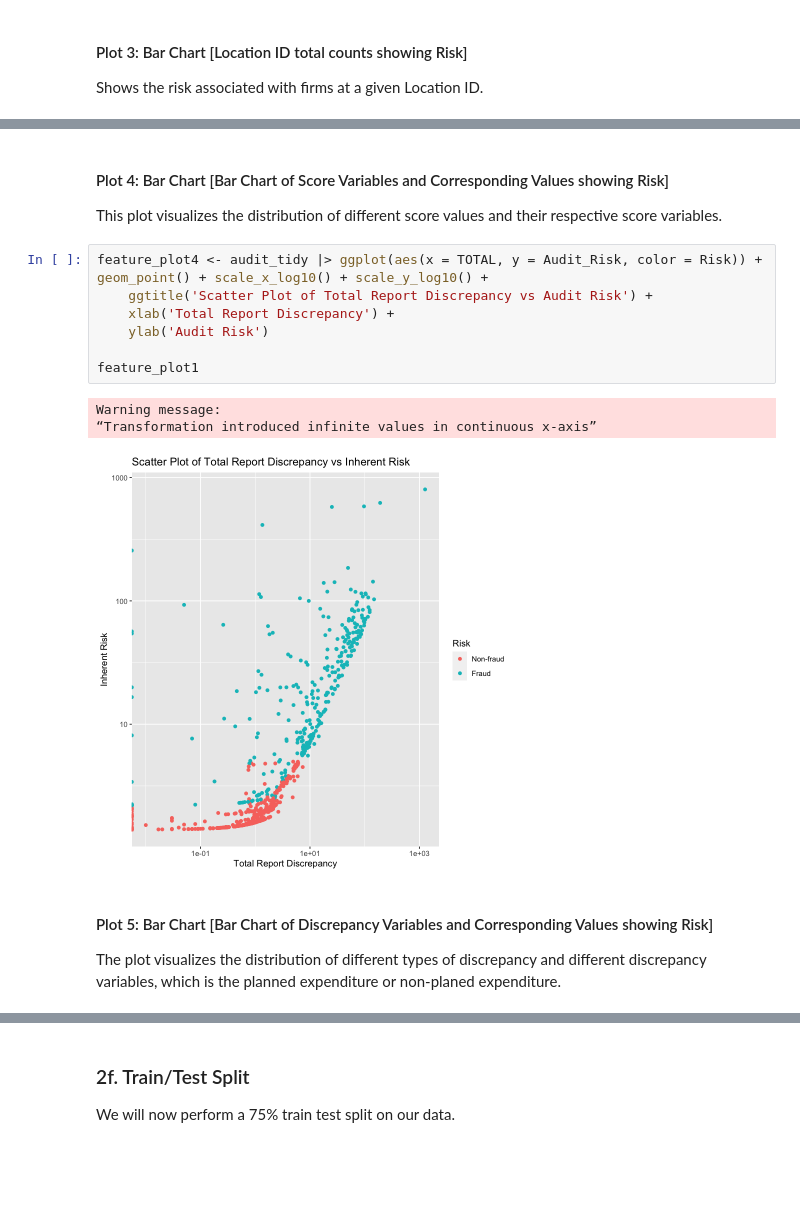
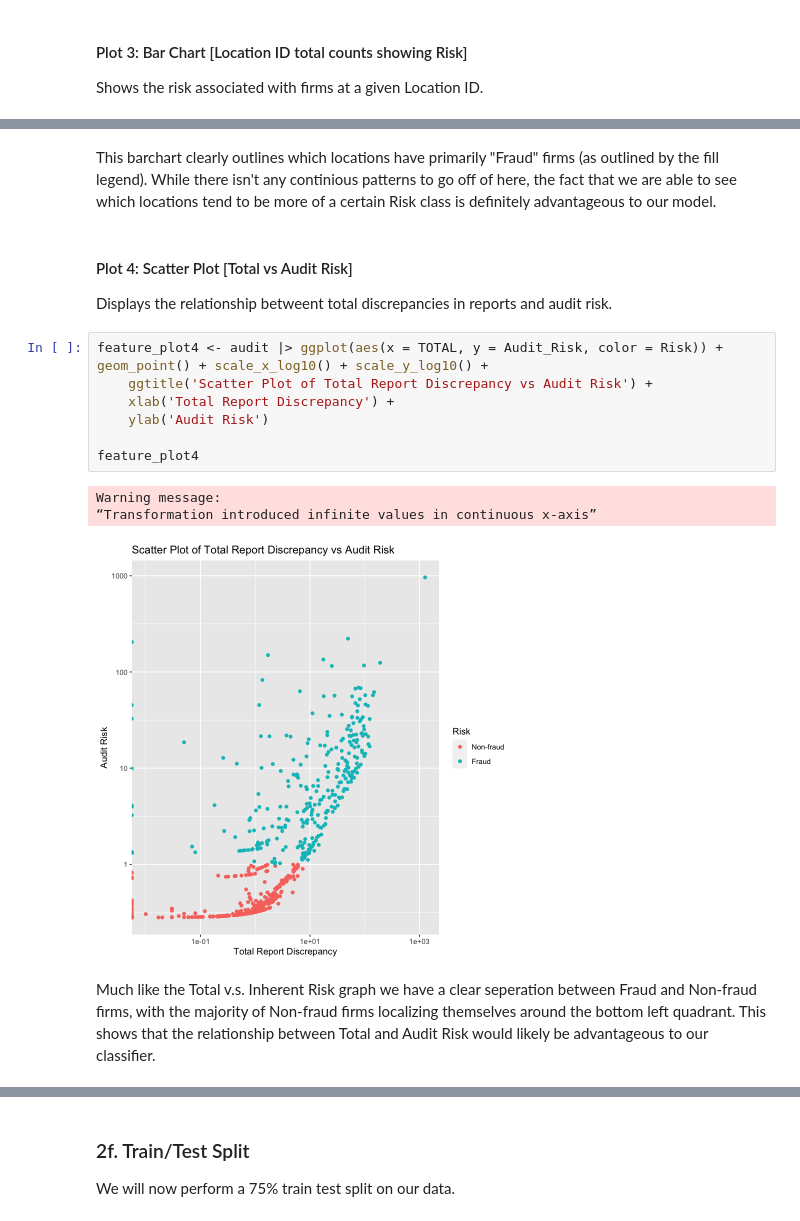
Before and after one commit to montajesaj1/DSCI100-G27, a Jupyter notebook: Group Project Report Final.ipynb, the cells around one changed output, grey strips where cells are left out. Drawn from its saved outputs; the diff is of its cells as text; blank space fills up the shorter version.

```diff
--- a/Group Project Report Final.ipynb
+++ b/Group Project Report Final.ipynb
@@ -274,18 +266,19 @@ feature_plot3
-# %% [markdown]
-#### Plot 4: Bar Chart [Bar Chart of Score Variables and Corresponding Values showing Risk]
-This plot visualizes the distribution of different score values and their respective score variables.
+# %% [markdown]
+This barchart clearly outlines which locations have primarily "Fraud" firms (as outlined by the fill legend). While there isn't any continious patterns to go off of here, the fact that we are able to see which locations tend to be more of a certain Risk class is definitely advantageous to our model.
+# %% [markdown]
+#### Plot 4: Scatter Plot [Total vs Audit Risk]
+Displays the relationship betweent total discrepancies in reports and audit risk.
 # %%
-feature_plot4 <- audit_tidy |> ggplot(aes(x = TOTAL, y = Audit_Risk, color = Risk)) + geom_point() + scale_x_log10() + scale_y_log10() +
+feature_plot4 <- audit |> ggplot(aes(x = TOTAL, y = Audit_Risk, color = Risk)) + geom_point() + scale_x_log10() + scale_y_log10() +
     ggtitle('Scatter Plot of Total Report Discrepancy vs Audit Risk') +
     xlab('Total Report Discrepancy') +
     ylab('Audit Risk')
 
-feature_plot1
+feature_plot4
 # %% [output]
 Warning message:
 “Transformation introduced infinite values in continuous x-axis”
-[figure, old version]
+[figure, new version]
-# %% [markdown]
-#### Plot 5: Bar Chart [Bar Chart of Discrepancy Variables and Corresponding Values showing Risk]
-The plot visualizes the distribution of different types of discrepancy and different discrepancy variables, which is the planned expenditure or non-planed expenditure.
+# %% [markdown]
+Much like the Total v.s. Inherent Risk graph we have a clear seperation between Fraud and Non-fraud firms, with the majority of Non-fraud firms localizing themselves around the bottom left quadrant. This shows that the relationship between Total and Audit Risk would likely be advantageous to our classifier.
 # %%
```
Also changed, not shown: parts of 65 cells of this notebook.
